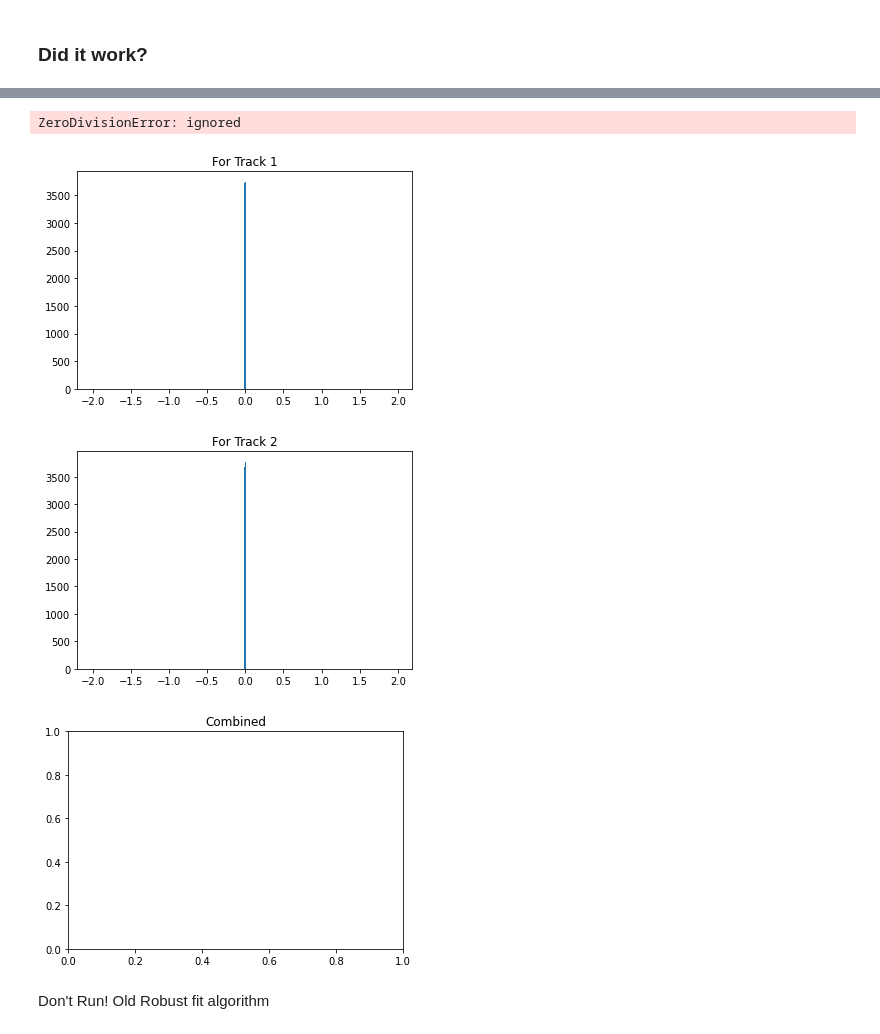
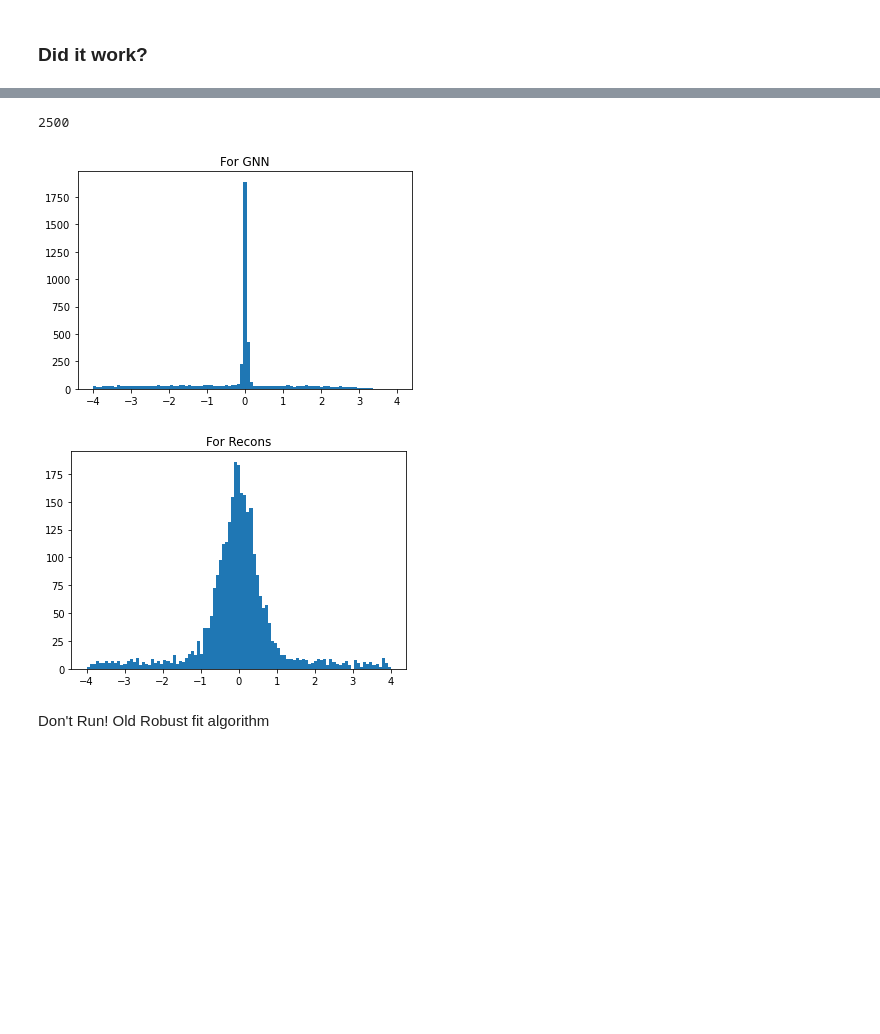
Before and after one commit to marcinwolter/Tracking_student2020, a Jupyter notebook: GNN_MuonE_v1_Robust_mc_recon_comparison.ipynb, the cells around one changed output, grey strips where cells are left out. Drawn from its saved outputs; the diff is of its cells as text; code cells hidden in the pictures; blank space fills up the shorter version.

```diff
--- a/GNN_MuonE_v1_Robust_mc_recon_comparison.ipynb
+++ b/GNN_MuonE_v1_Robust_mc_recon_comparison.ipynb
@@ -878,18 +836,44 @@ oopsie
-# %%
-plt.figure()
-supress_=plt.hist(error_1,range=(-2,2),bins=np.arange(-2,2,0.01))
-plt.title('For Track 1')
-plt.figure()
-plt.title('For Track 2')
-supress_=plt.hist(error_2,range=(-2,2),bins=np.arange(-2,2,0.01))
-plt.figure()
-plt.title('Combined')
-supress_=plt.hist(error_all,range=(-2,2),bins=np.arange(-2,2,0.0))
-# %% [output]
-ZeroDivisionError: ignored
-[figure, removed]
-[figure, removed]
-[figure, removed]
+# %%
+error_recon,error_gnn=[],[]
+
+q=0
+for iter in range (0,len(test_tracks)):
+
+  data = test_loader.dataset[i]
+  preds = torch.sigmoid(model(data))
+  temp = robust_fit(data,preds)
+  slope = temp[0]
+
+  if not (slope == 'N/A' or slope[1] == 'N/A') :
+
+    error_gnn.append( ((test_tracks[iter][1]-slope[0][0])/temp[1][0][0] )  )
+    error_gnn.append( ((test_tracks[iter][2]-slope[1][0])/temp[1][1][0] ))
+
+    #error_gnn.append( ((test_tracks[iter][2]-slope[1][0]) ).numpy() )
+    #error_gnn.append( ((test_tracks[iter][2]-slope[1][0]) ).numpy() )
+    q += 1
+  error_recon.append( ((test_tracks[iter][1]-test_recon[iter][0]))/test_recon[iter][2]  )
+  error_recon.append( ((test_tracks[iter][2]-test_recon[iter][5]))/test_recon[iter][7] )
+
+  #error_recon.append( ((test_tracks[iter][1]-test_recon[iter][0])) )
+  #error_recon.append( ((test_tracks[iter][2]-test_recon[iter][5])))
+
+print(q)
+# %% [output]
+2500
+# %%
+plt.figure()
+limit=4
+supress_=plt.hist(error_gnn,range=(-0.5,0.5),bins=np.linspace(-limit,limit,100).tolist())
+plt.title('For GNN')
+
+limit=4
+plt.figure()
+plt.title('For Recons')
+supress_=plt.hist(error_recon,range=(-0.5,0.5),bins=np.linspace(-limit,limit,100).tolist())
+# %% [output]
+[figure, added]
+[figure, added]
 # %% [markdown]
 Don't Run! Old Robust fit algorithm
 # %%
```
Also changed, not shown: parts of 9 cells of this notebook.
